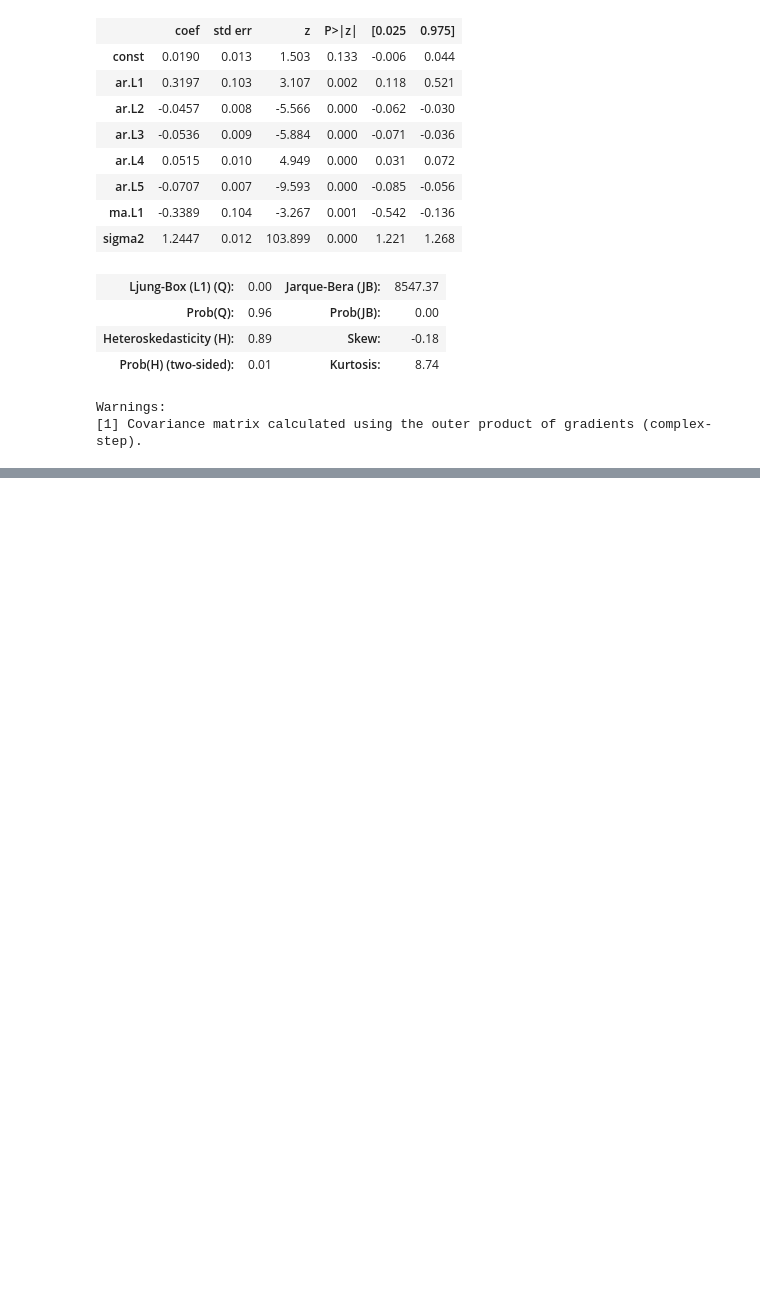
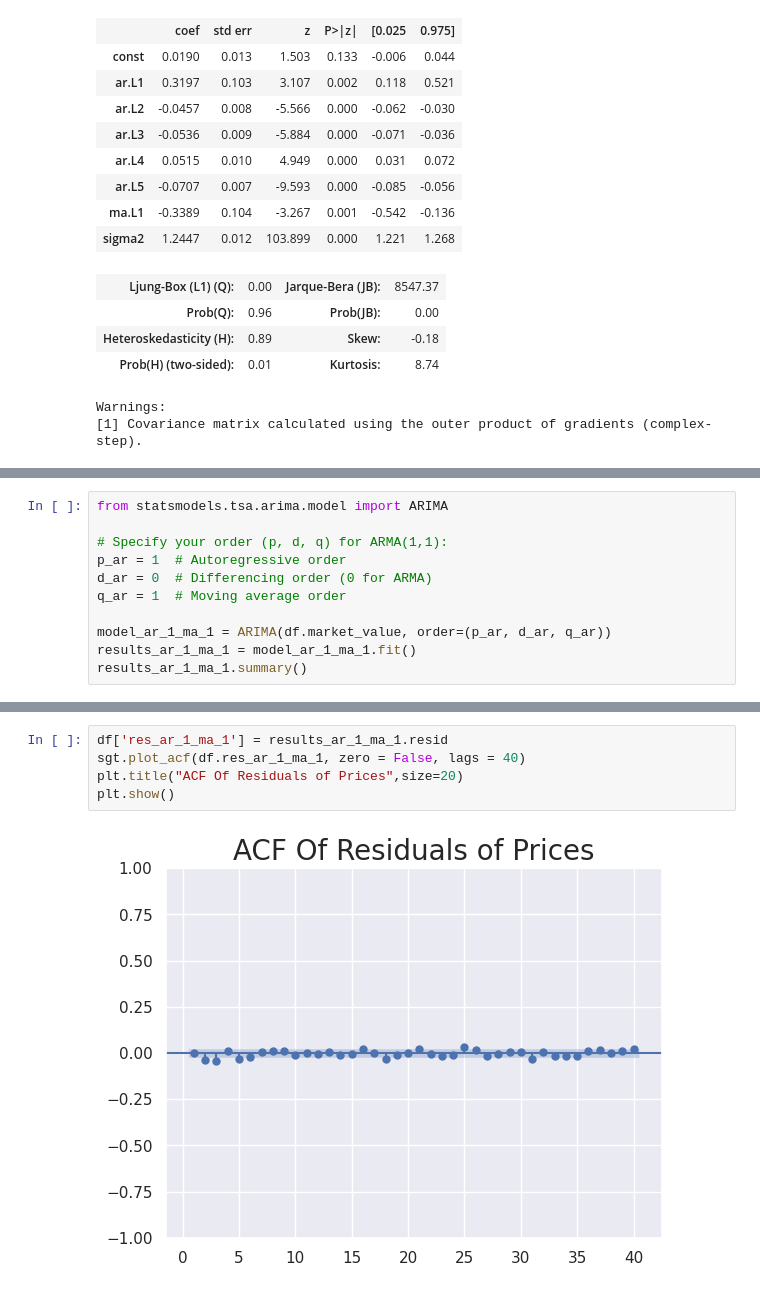
Before and after one commit to MoralesCMaJo/Tarea-2--An-lisis-de-series-temporales, a Jupyter notebook: 7_The_ARMA_model.ipynb, the cells around one changed output, grey strips where cells are left out. Saved outputs shown, nothing was run; the diff lists cells and outputs as text; blank space fills up the shorter version.

```diff
--- a/7_The_ARMA_model.ipynb
+++ b/7_The_ARMA_model.ipynb
@@ -529,0 +568,11 @@ Warnings:
+# %%
+from statsmodels.tsa.arima.model import ARIMA
+
+# Specify your order (p, d, q) for ARMA(1,1):
+p_ar = 1  # Autoregressive order
+d_ar = 0  # Differencing order (0 for ARMA)
+q_ar = 1  # Moving average order
+
+model_ar_1_ma_1 = ARIMA(df.market_value, order=(p_ar, d_ar, q_ar))
+results_ar_1_ma_1 = model_ar_1_ma_1.fit()
+results_ar_1_ma_1.summary()
@@ -529,0 +599,7 @@ Warnings:
+# %%
+df['res_ar_1_ma_1'] = results_ar_1_ma_1.resid
+sgt.plot_acf(df.res_ar_1_ma_1, zero = False, lags = 40)
+plt.title("ACF Of Residuals of Prices",size=20)
+plt.show()
+# %% [output]
+[figure, added]
```
Also changed, not shown: parts of 15 cells of this notebook.
